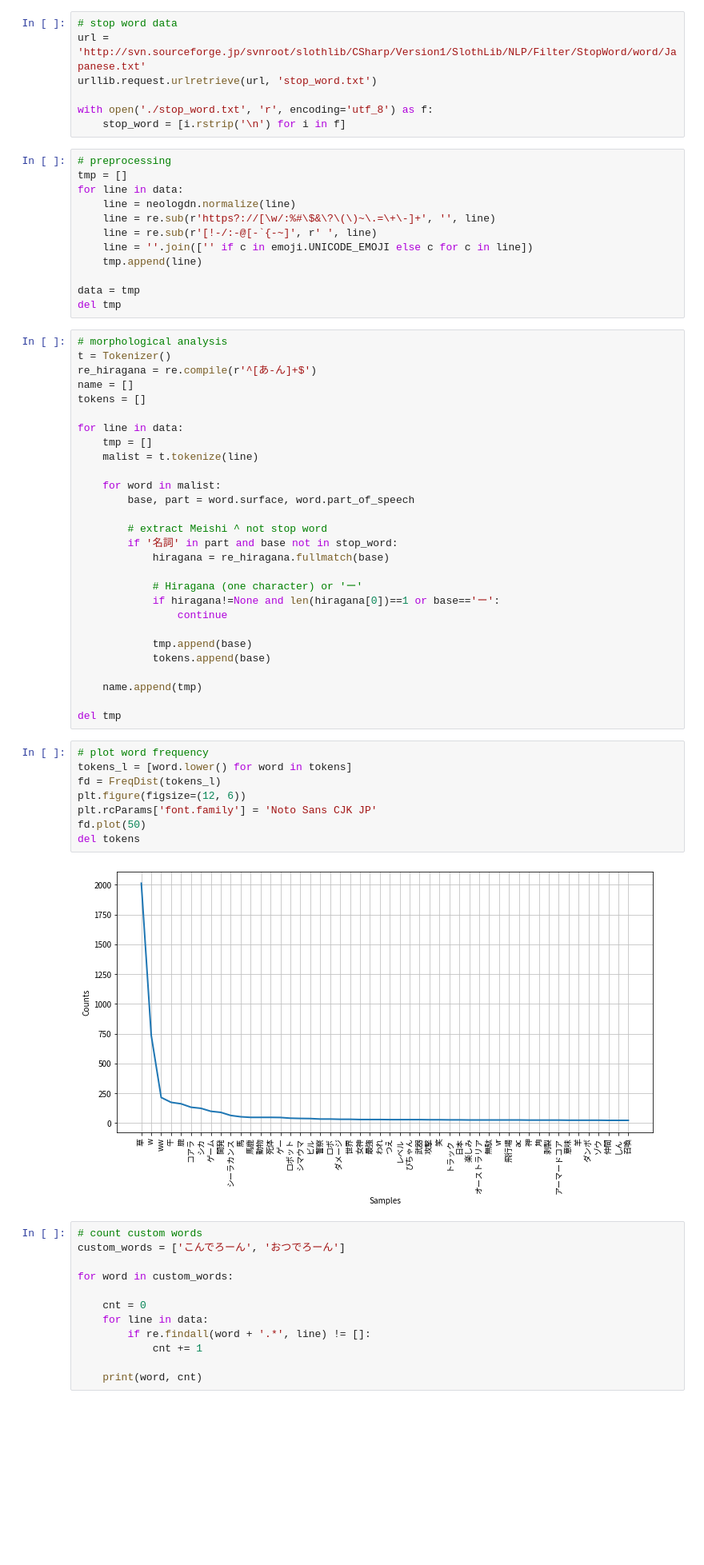
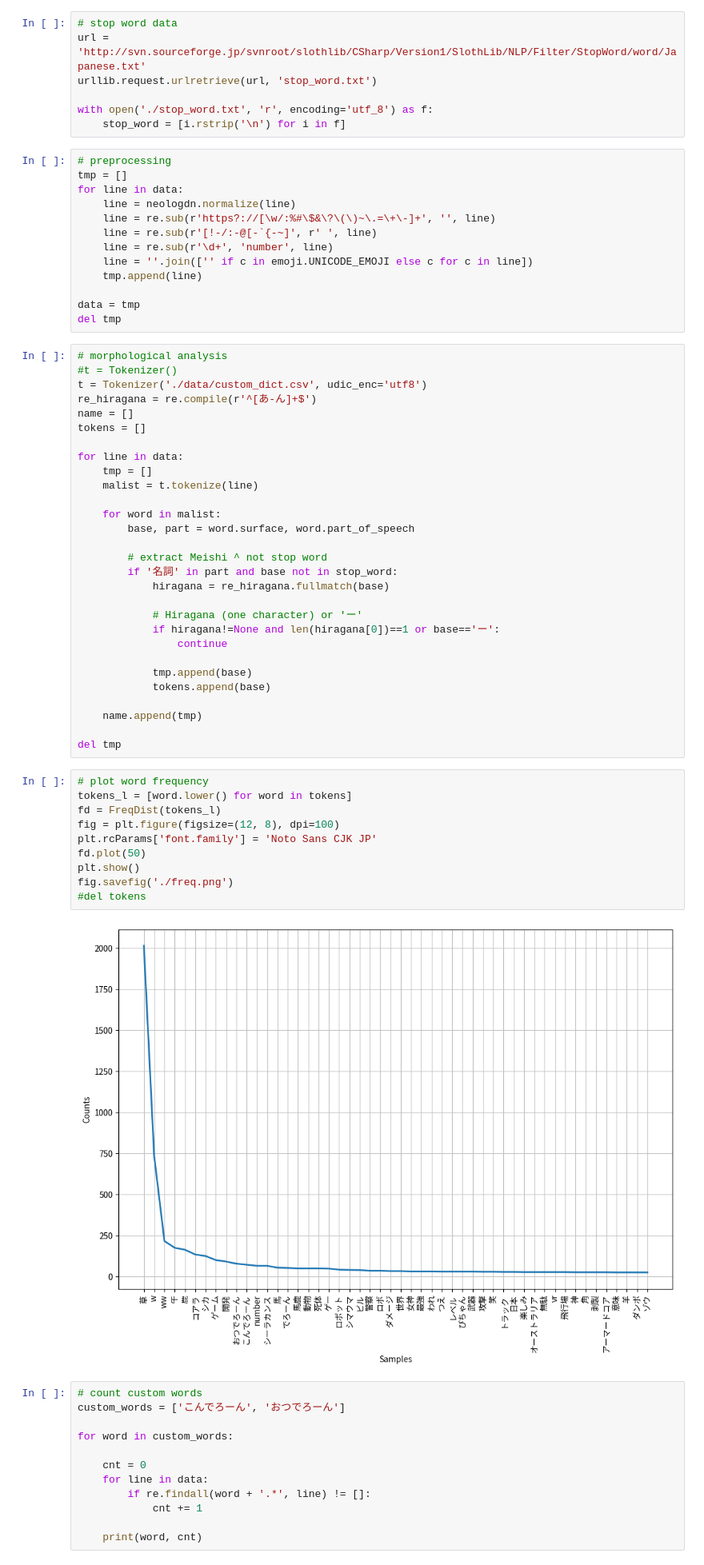
Before and after one commit to baibai25/NLP-YouTube-Live, a Jupyter notebook: nlp.ipynb, the cells around one changed output. Shown: that part at 80% size. Drawn from its saved outputs; the diff is of its cells as text; blank space fills up the shorter version.

```diff
--- a/nlp.ipynb
+++ b/nlp.ipynb
@@ -29,6 +29,7 @@ for line in data:
     line = neologdn.normalize(line)
     line = re.sub(r'https?://[\w/:%#\$&\?\(\)~\.=\+\-]+', '', line)
     line = re.sub(r'[!-/:-@[-`{-~]', r' ', line)
+    line = re.sub(r'\d+', 'number', line)
     line = ''.join(['' if c in emoji.UNICODE_EMOJI else c for c in line])
     tmp.append(line)
 
@@ -36,7 +37,8 @@ data = tmp
 del tmp
 # %%
 # morphological analysis
-t = Tokenizer()
+#t = Tokenizer()
+t = Tokenizer('./data/custom_dict.csv', udic_enc='utf8')
 re_hiragana = re.compile(r'^[あ-ん]+$')
 name = []
 tokens = []
@@ -65,13 +67,15 @@ del tmp
 # %%
 # plot word frequency
 tokens_l = [word.lower() for word in tokens]
 fd = FreqDist(tokens_l)
-plt.figure(figsize=(12, 6))
+fig = plt.figure(figsize=(12, 8), dpi=100)
 plt.rcParams['font.family'] = 'Noto Sans CJK JP'
 fd.plot(50)
-del tokens
+plt.show()
+fig.savefig('./freq.png')
+#del tokens
 # %% [output]
-[figure, old version]
+[figure, new version]
 # %%
 # count custom words
 custom_words = ['こんでろーん', 'おつでろーん']
```
Also changed, not shown: parts of 4 cells of this notebook.
